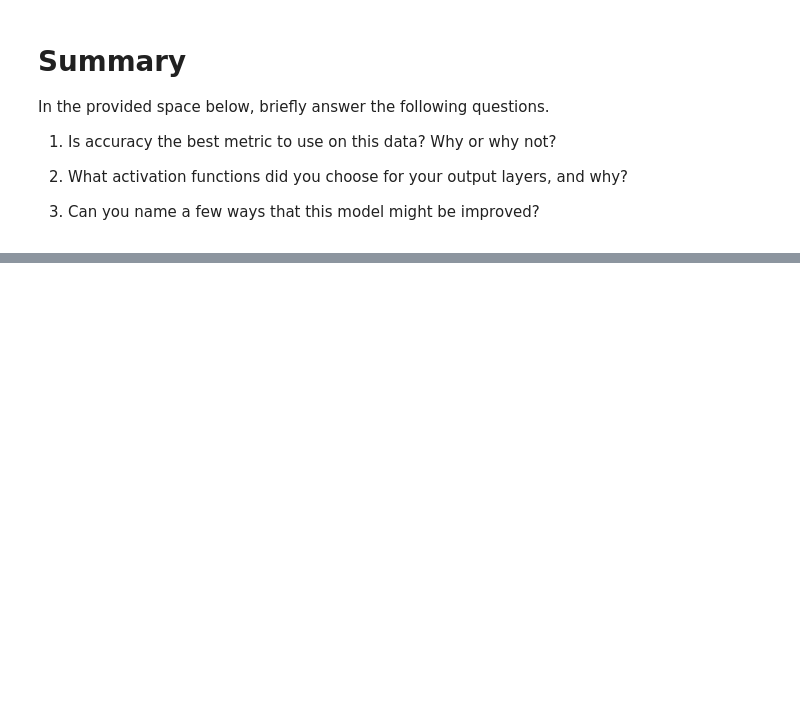
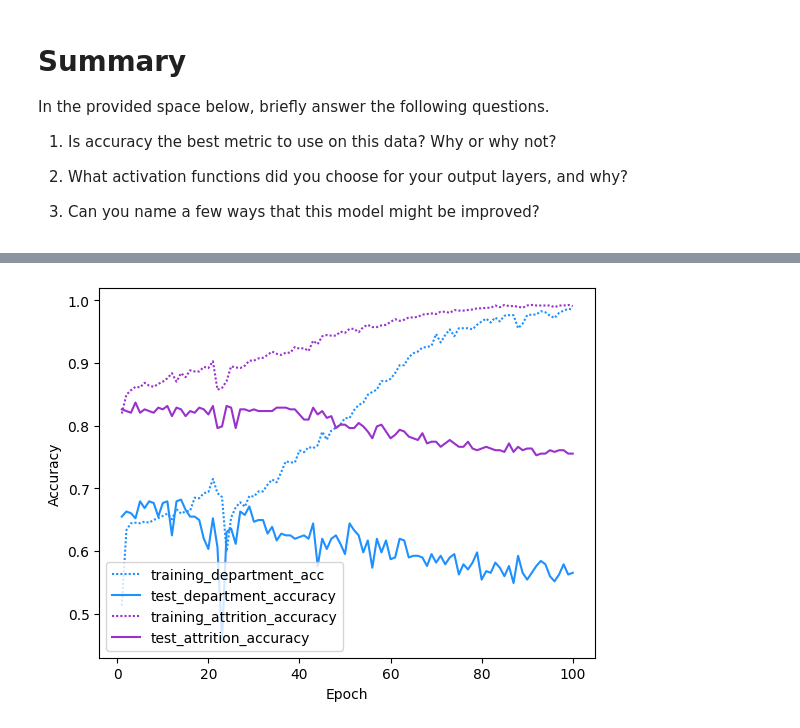
Before and after one commit to ekfrib23/neural-network-challenge, a Jupyter notebook: attrition.ipynb, the cells around one changed output, grey strips where cells are left out. Cells and saved outputs as stored; diff of their text form; code cells hidden in the pictures; blank space fills up the shorter version.

```diff
--- a/attrition.ipynb
+++ b/attrition.ipynb
@@ -275,0 +303,23 @@ YOUR ANSWERS HERE
+# %%
+# plotting the accuracy of the department and attriation values for the training and testing data
+# Get training and test accuracy histories
+training_department_accuracy = history.history['department_output_accuracy']
+test_department_accuracy = history.history['val_department_output_accuracy']
+training_attrition_accuracy = history.history['attrition_output_accuracy']
+test_attrition_accuracy = history.history['val_attrition_output_accuracy']
+
+# Create count of the number of epochs
+epoch_count = range(1, len(training_department_accuracy) + 1)
+
+# Visualize loss history
+plt.plot(epoch_count, training_department_accuracy, color ='dodgerblue', dashes=[1, 1])
+plt.plot(epoch_count, test_department_accuracy, color = 'dodgerblue')
+plt.plot(epoch_count, training_attrition_accuracy, color = "darkorchid", dashes=[1, 1])
+plt.plot(epoch_count, test_attrition_accuracy, 'darkorchid')
+plt.legend(['training_department_acc','test_department_accuracy',
+            'training_attrition_accuracy','test_attrition_accuracy'])
+plt.xlabel('Epoch')
+plt.ylabel('Accuracy')
+plt.show();
+# %% [output]
+[figure, added]
```
Also changed, not shown: parts of 19 cells of this notebook, 1 other file.
